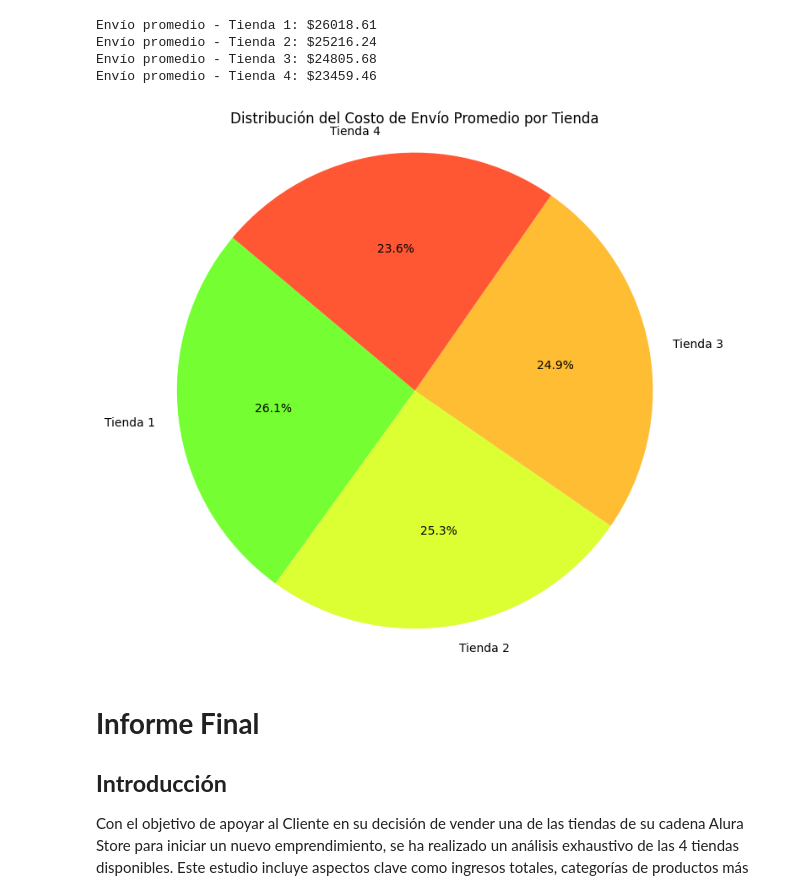
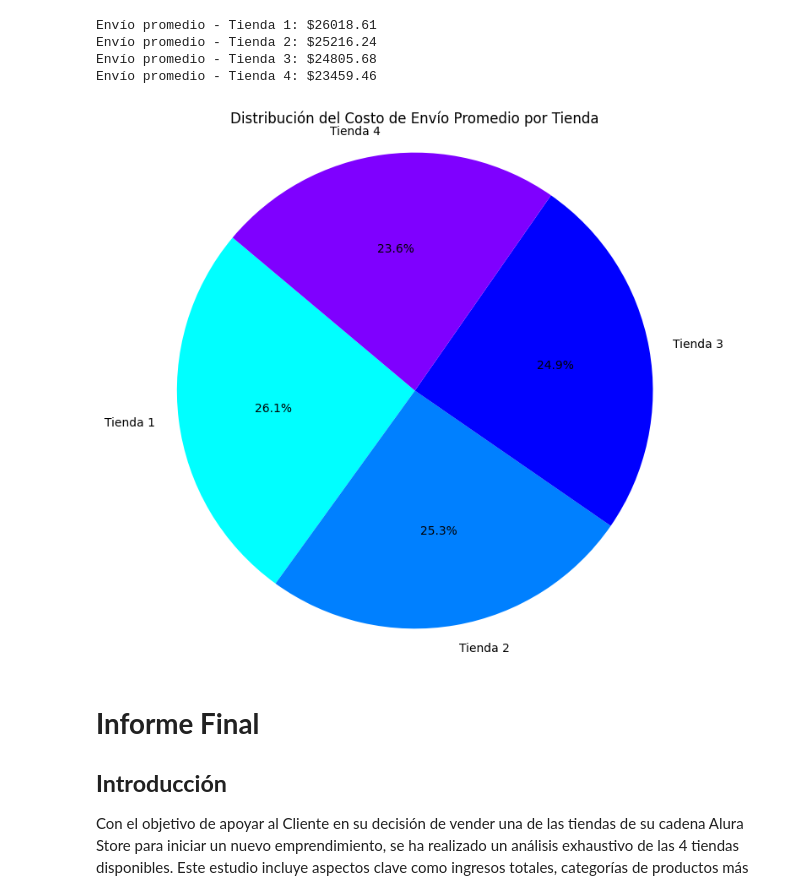
Before and after one commit to CarolinaG2024/Allura-Store_Challenge, a Jupyter notebook: challenge1-data-science-latam-main/AluraStoreLatam.ipynb, the cells around one changed output. Saved outputs shown, nothing was run; the diff lists cells and outputs as text; code cells hidden in the pictures.

```diff
--- a/challenge1-data-science-latam-main/AluraStoreLatam.ipynb
+++ b/challenge1-data-science-latam-main/AluraStoreLatam.ipynb
@@ -514,17 +514,17 @@ Envío promedio - Tienda 4: $23459.46
 # %%
 # Datos
 envios = [envio_promedio1, envio_promedio2, envio_promedio3, envio_promedio4]
 tiendas = ['Tienda 1', 'Tienda 2', 'Tienda 3', 'Tienda 4']
-colores = ['#75ff33', '#dbff33', '#ffbd33', '#ff5733']
+colores = ['#00FFFF','#0080FF','#0000FF','#7F00FF']
 
 # Crear gráfico de pastel
 plt.figure(figsize=(8, 8))
 plt.pie(envios, labels=tiendas, colors=colores, autopct='%1.1f%%', startangle=140)
 plt.title('Distribución del Costo de Envío Promedio por Tienda')
 plt.axis('equal')  # Para que el círculo quede bien redondo
 plt.show()
 # %% [output]
-[figure, old version]
+[figure, new version]
 # %% [markdown]
 # **Informe Final**
 
```
Also changed, not shown: parts of 12 cells of this notebook.
